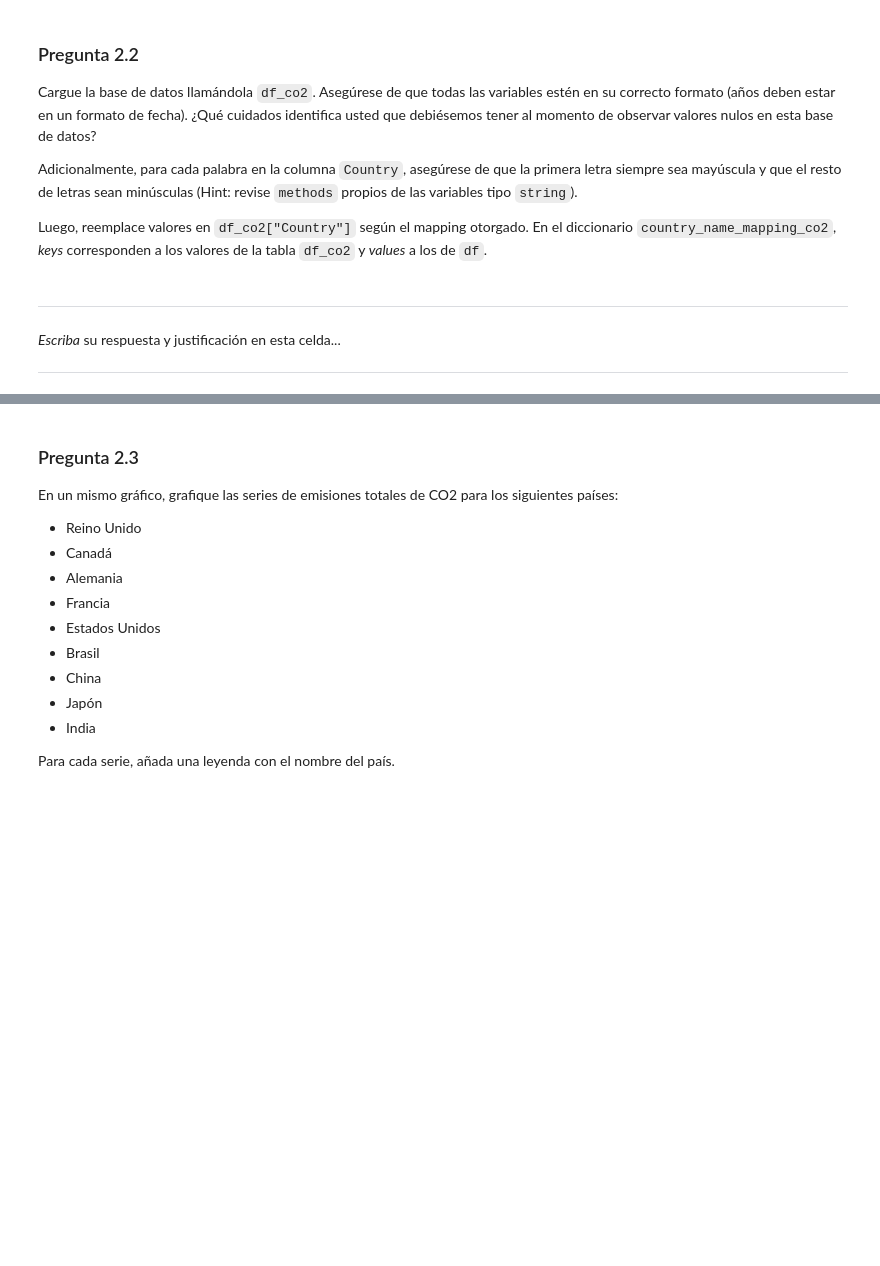
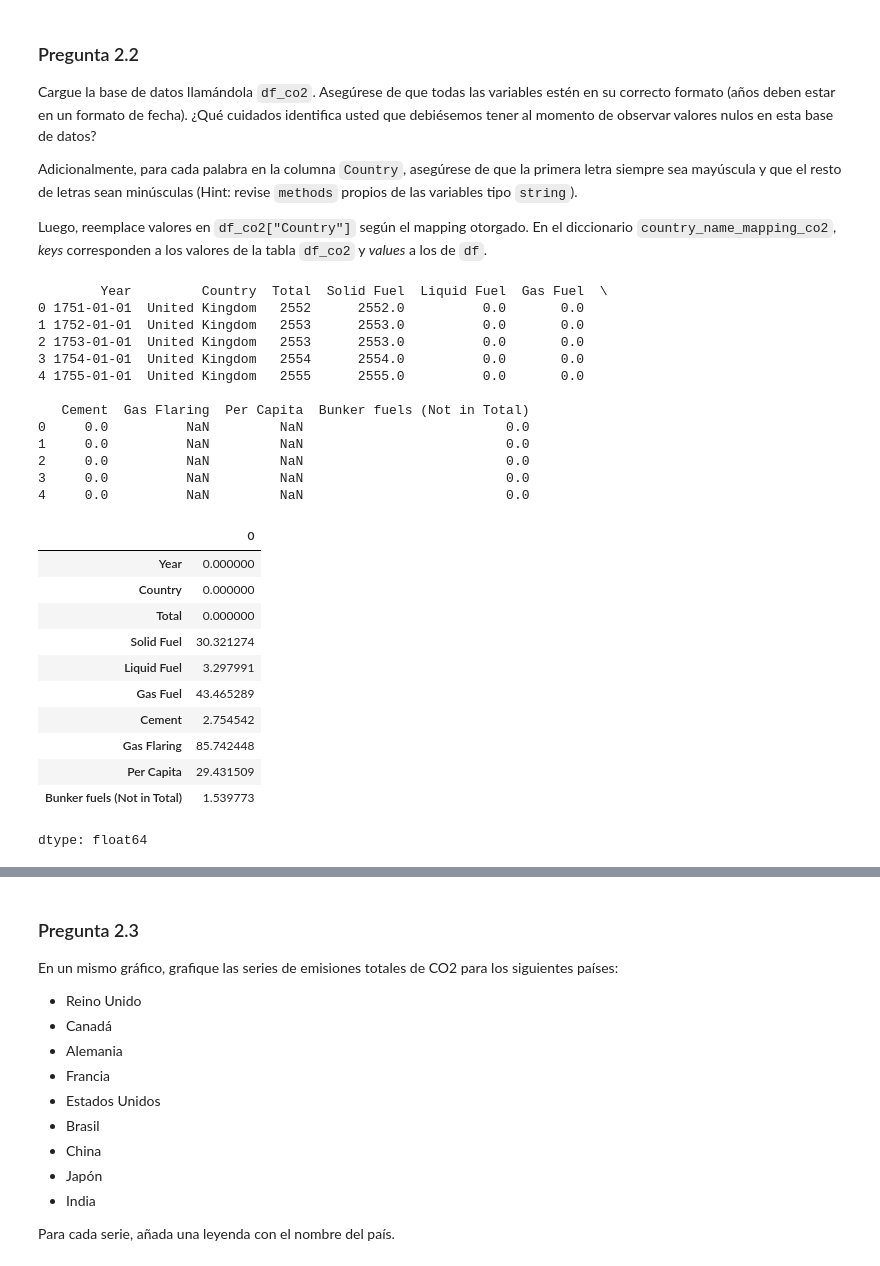
Before and after one commit to Nacho0611/Tarea1ML, a Jupyter notebook: Tarea_1.ipynb, the cells around one changed output, grey strips where cells are left out. Saved outputs shown, nothing was run; the diff lists cells and outputs as text; code cells hidden in the pictures; blank space fills up the shorter version.

```diff
--- a/Tarea_1.ipynb
+++ b/Tarea_1.ipynb
@@ -839,12 +839,37 @@ country_name_mapping_co2 = {
     "Faeroe Islands": "Faroe Islands",
     "China (Mainland)": "China",
 }
-# %% [markdown]
-
-
----
-
-
-*Escriba* su respuesta y justificación en esta celda...
-
----
+# %%
+url_co2 = "https://raw.githubusercontent.com/datasets/co2-fossil-by-nation/refs/heads/main/data/fossil-fuel-co2-emissions-by-nation.csv"
+df_co2 = pd.read_csv(url_co2)
+df_co2['Year'] = pd.to_datetime(df_co2['Year'], format='%Y')
+df_co2['Country'] = df_co2['Country'].str.title()
+print(df_co2.head())
+df_co2['Country'] = df_co2['Country'].replace(country_name_mapping_co2)
+df_co2.isna().mean() * 100
+# %% [output]
+        Year         Country  Total  Solid Fuel  Liquid Fuel  Gas Fuel  \
+0 1751-01-01  United Kingdom   2552      2552.0          0.0       0.0
+1 1752-01-01  United Kingdom   2553      2553.0          0.0       0.0
+2 1753-01-01  United Kingdom   2553      2553.0          0.0       0.0
+3 1754-01-01  United Kingdom   2554      2554.0          0.0       0.0
+4 1755-01-01  United Kingdom   2555      2555.0          0.0       0.0
+
+   Cement  Gas Flaring  Per Capita  Bunker fuels (Not in Total)
+0     0.0          NaN         NaN                          0.0
+1     0.0          NaN         NaN                          0.0
+2     0.0          NaN         NaN                          0.0
+3     0.0          NaN         NaN                          0.0
+4     0.0          NaN         NaN                          0.0
+|  | 0 |
+| Year | 0.000000 |
+| Country | 0.000000 |
+| Total | 0.000000 |
+| Solid Fuel | 30.321274 |
+| Liquid Fuel | 3.297991 |
+| Gas Fuel | 43.465289 |
+| Cement | 2.754542 |
+| Gas Flaring | 85.742448 |
+| Per Capita | 29.431509 |
+| Bunker fuels (Not in Total) | 1.539773 |
+dtype: float64
```
Also changed, not shown: parts of 2 cells of this notebook.
